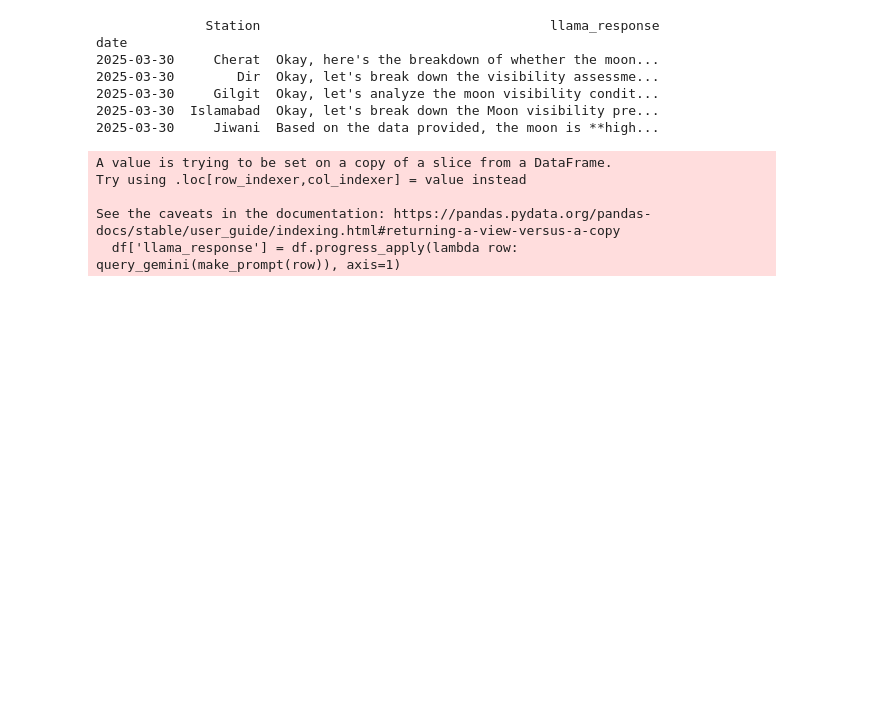
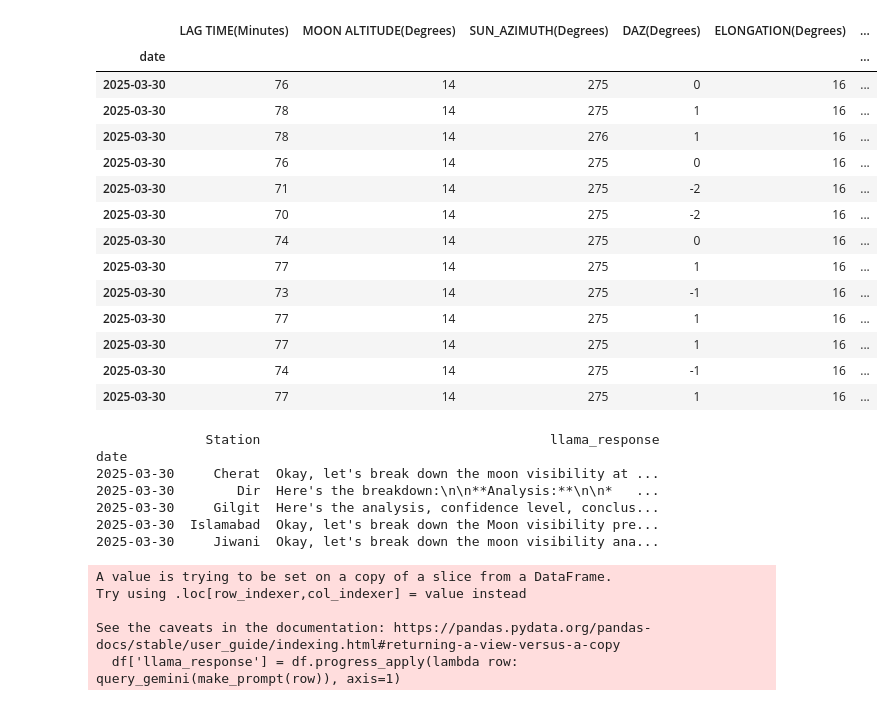
Before and after one commit to yasir13001/AI_Moon_Visibilty_Reporting, a Jupyter notebook: prompt.ipynb, the cells around one changed output. Drawn from its saved outputs; the diff is of its cells as text; code cells hidden in the pictures; blank space fills up the shorter version.

```diff
--- a/prompt.ipynb
+++ b/prompt.ipynb
@@ -24,3 +24,21 @@ api_key = os.getenv("GEMINI_API_KEY")
+# %%
+final_df
+# %% [output]
+|  | LAG TIME(Minutes) | MOON ALTITUDE(Degrees) | SUN_AZIMUTH(Degrees) | DAZ(Degrees) | ELONGATION(Degrees) | ... |
+| date |  |  |  |  |  | ... |
+| 2025-03-30 | 76 | 14 | 275 | 0 | 16 | ... |
+| 2025-03-30 | 78 | 14 | 275 | 1 | 16 | ... |
+| 2025-03-30 | 78 | 14 | 276 | 1 | 16 | ... |
+| 2025-03-30 | 76 | 14 | 275 | 0 | 16 | ... |
+| 2025-03-30 | 71 | 14 | 275 | -2 | 16 | ... |
+| 2025-03-30 | 70 | 14 | 275 | -2 | 16 | ... |
+| 2025-03-30 | 74 | 14 | 275 | 0 | 16 | ... |
+| 2025-03-30 | 77 | 14 | 275 | 1 | 16 | ... |
+| 2025-03-30 | 73 | 14 | 275 | -1 | 16 | ... |
+| 2025-03-30 | 77 | 14 | 275 | 1 | 16 | ... |
+| 2025-03-30 | 77 | 14 | 275 | 1 | 16 | ... |
+| 2025-03-30 | 74 | 14 | 275 | -1 | 16 | ... |
+| 2025-03-30 | 77 | 14 | 275 | 1 | 16 | ... |
 # %%
 df = final_df
 # Split 'STATION(Sunset)' into 'Station' and 'SunsetTime'
@@ -79,6 +97,8 @@ def make_prompt(row):
         f"Based on this data, explain whether the moon is likely to be visible and why."
         f"Rate your confidence in your answer on a scale of 1-10 and explain briefly."
         f"Translate this response into Urdu."
+        f"Provide answer order wise Analysis,Confidence Level, Conlusion, Urdu Translation. "
+
 
     )
 
@@ -107,11 +127,11 @@ print(df[['Station', 'llama_response']].head())
 # %% [output]
               Station                                     llama_response
 date
-2025-03-30     Cherat  Okay, here's the breakdown of whether the moon...
-2025-03-30        Dir  Okay, let's break down the visibility assessme...
-2025-03-30     Gilgit  Okay, let's analyze the moon visibility condit...
+2025-03-30     Cherat  Okay, let's break down the moon visibility at ...
+2025-03-30        Dir  Here's the breakdown:\n\n**Analysis:**\n\n*   ...
+2025-03-30     Gilgit  Here's the analysis, confidence level, conclus...
 2025-03-30  Islamabad  Okay, let's break down the Moon visibility pre...
-2025-03-30     Jiwani  Based on the data provided, the moon is **high...
+2025-03-30     Jiwani  Okay, let's break down the moon visibility ana...
 A value is trying to be set on a copy of a slice from a DataFrame.
 Try using .loc[row_indexer,col_indexer] = value instead
 
```
Also changed, not shown: parts of 3 cells of this notebook.
